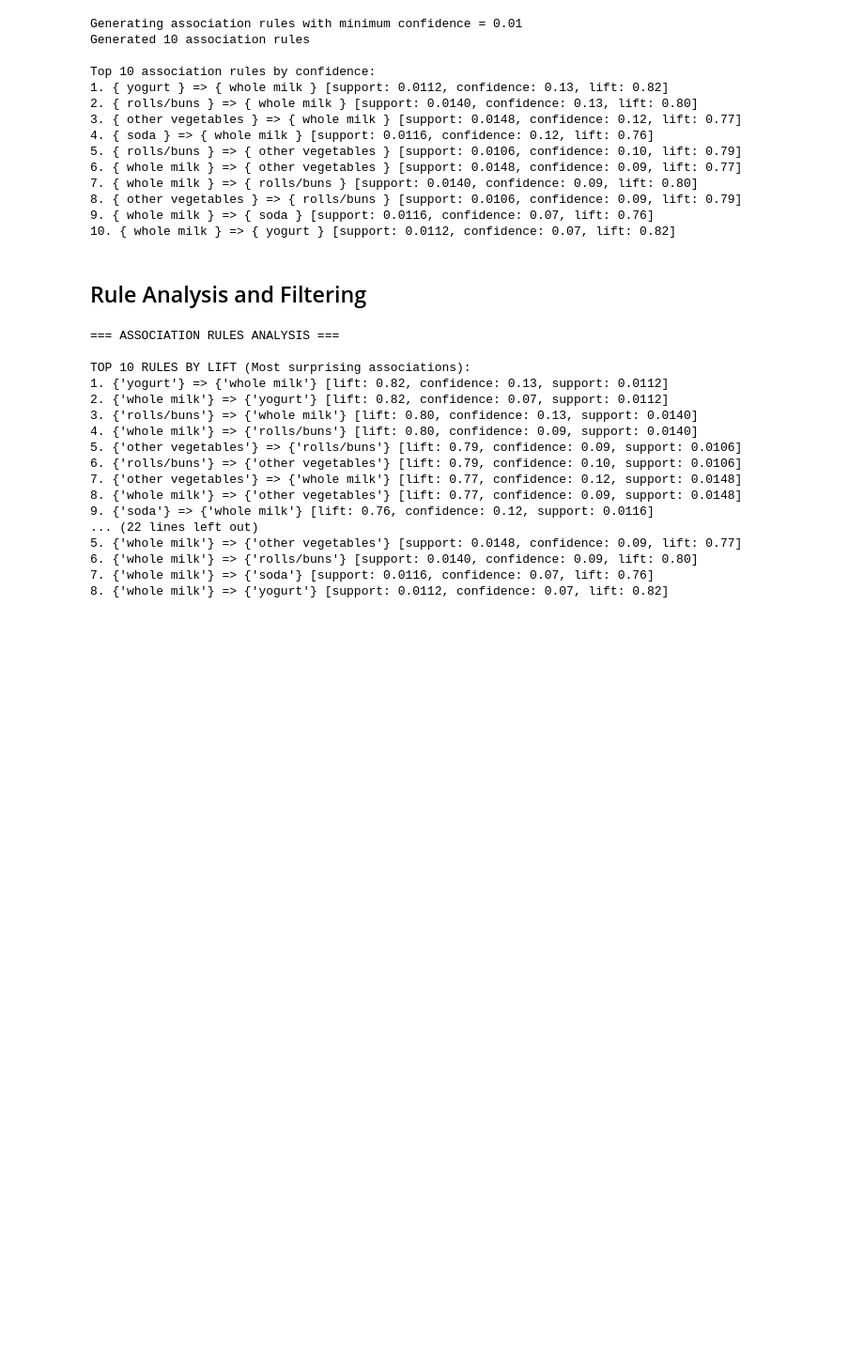
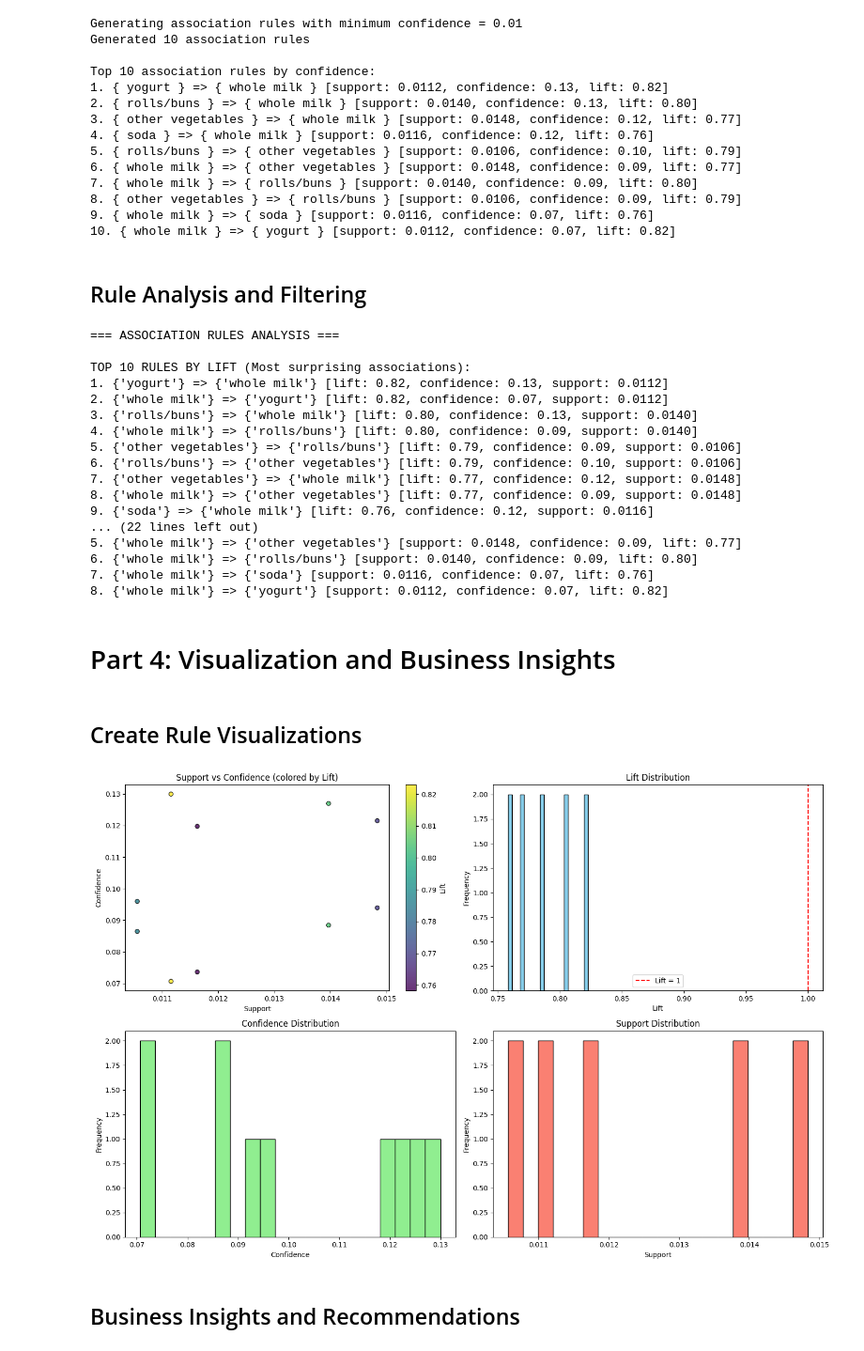
Before and after one commit to Philip-O-M/MachineLearning, a Jupyter notebook: Apriori.ipynb, the cells around one changed output. Shown at 94% size. Saved outputs shown, nothing was run; the diff lists cells and outputs as text; code cells hidden in the pictures; blank space fills up the shorter version.

Commit message:
feat: Visualization and Business Insights
Creating rule visualizations, business insights and recommendations

issue: #2

```diff
--- a/Apriori.ipynb
+++ b/Apriori.ipynb
@@ -569,3 +569,70 @@ TOP 10 RULES BY LIFT (Most surprising associations):
 6. {'whole milk'} => {'rolls/buns'} [support: 0.0140, confidence: 0.09, lift: 0.80]
 7. {'whole milk'} => {'soda'} [support: 0.0116, confidence: 0.07, lift: 0.76]
 8. {'whole milk'} => {'yogurt'} [support: 0.0112, confidence: 0.07, lift: 0.82]
+# %% [markdown]
+# Part 4: Visualization and Business Insights
+# %% [markdown]
+## Create Rule Visualizations
+# %%
+def visualize_rules(rules):
+    """
+    Create visualizations for association rules
+
+    TODO 4.1.1: Implement rule visualizations
+    """
+    if not rules:
+        print("No rules to visualize!")
+        return
+
+    fig, axes = plt.subplots(2, 2, figsize=(15, 10))
+
+    # TODO 4.1.2: Extract metrics for plotting
+    # TODO: Extract support values from rules
+    supports = [r['support'] for r in rules]
+
+    # TODO: Extract confidence values from rules
+    confidences = [r['confidence'] for r in rules]
+
+    # TODO: Extract lift values from rules
+    lifts = [r['lift'] for r in rules]
+
+    # TODO 4.1.3: Support vs Confidence scatter plot (colored by Lift)
+    # Use axes[0,0].scatter() with color mapping
+    sc = axes[0, 0].scatter(supports, confidences, c=lifts, cmap='viridis', edgecolor='k', alpha=0.8)
+    axes[0, 0].set_title('Support vs Confidence (colored by Lift)')
+    axes[0, 0].set_xlabel('Support')
+    axes[0, 0].set_ylabel('Confidence')
+    plt.colorbar(sc, ax=axes[0, 0], label='Lift')
+
+    # TODO 4.1.4: Lift distribution histogram
+    # Use axes[0,1].hist() and add vertical line at lift=1
+    axes[0, 1].hist(lifts, bins=20, color='skyblue', edgecolor='black')
+    axes[0, 1].axvline(1.0, color='red', linestyle='--', label='Lift = 1')
+    axes[0, 1].set_title('Lift Distribution')
+    axes[0, 1].set_xlabel('Lift')
+    axes[0, 1].set_ylabel('Frequency')
+    axes[0, 1].legend()
+
+    # TODO 4.1.5: Confidence distribution histogram
+    # Use axes[1,0].hist()
+    axes[1, 0].hist(confidences, bins=20, color='lightgreen', edgecolor='black')
+    axes[1, 0].set_title('Confidence Distribution')
+    axes[1, 0].set_xlabel('Confidence')
+    axes[1, 0].set_ylabel('Frequency')
+
+    # TODO 4.1.6: Support distribution histogram
+    # Use axes[1,1].hist()
+    axes[1, 1].hist(supports, bins=20, color='salmon', edgecolor='black')
+    axes[1, 1].set_title('Support Distribution')
+    axes[1, 1].set_xlabel('Support')
+    axes[1, 1].set_ylabel('Frequency')
+
+    plt.tight_layout()
+    plt.show()
+
+# TODO 4.1.7: Create visualizations
+visualize_rules(rules)
+# %% [output]
+[figure, added]
+# %% [markdown]
+## Business Insights and Recommendations
```
Also changed, not shown: parts of 1 cell of this notebook.
